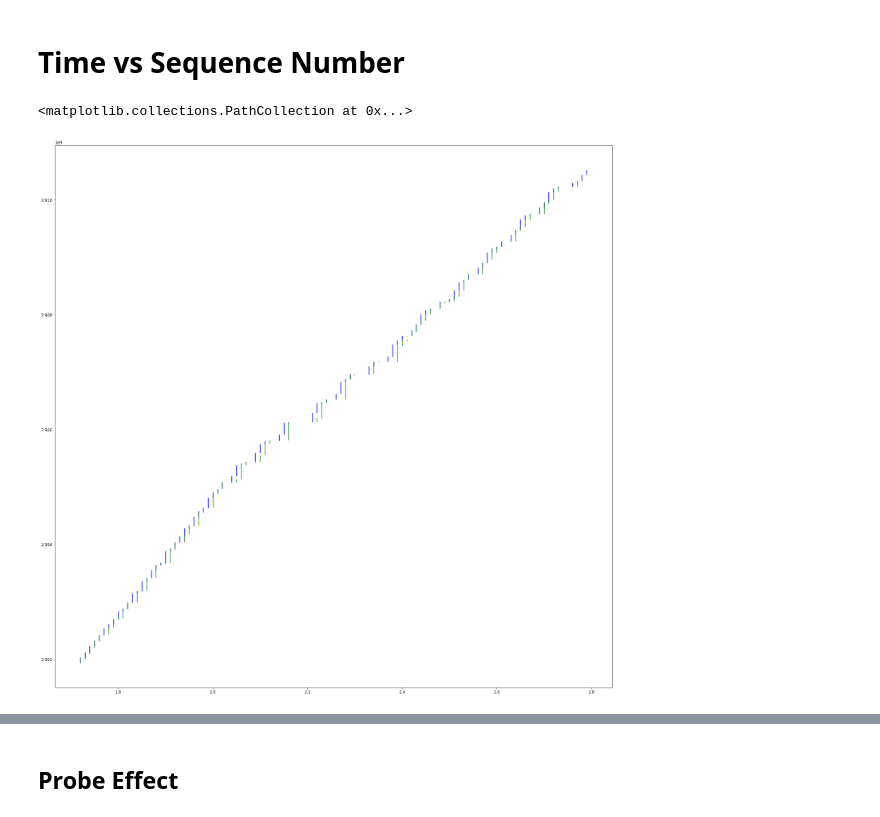
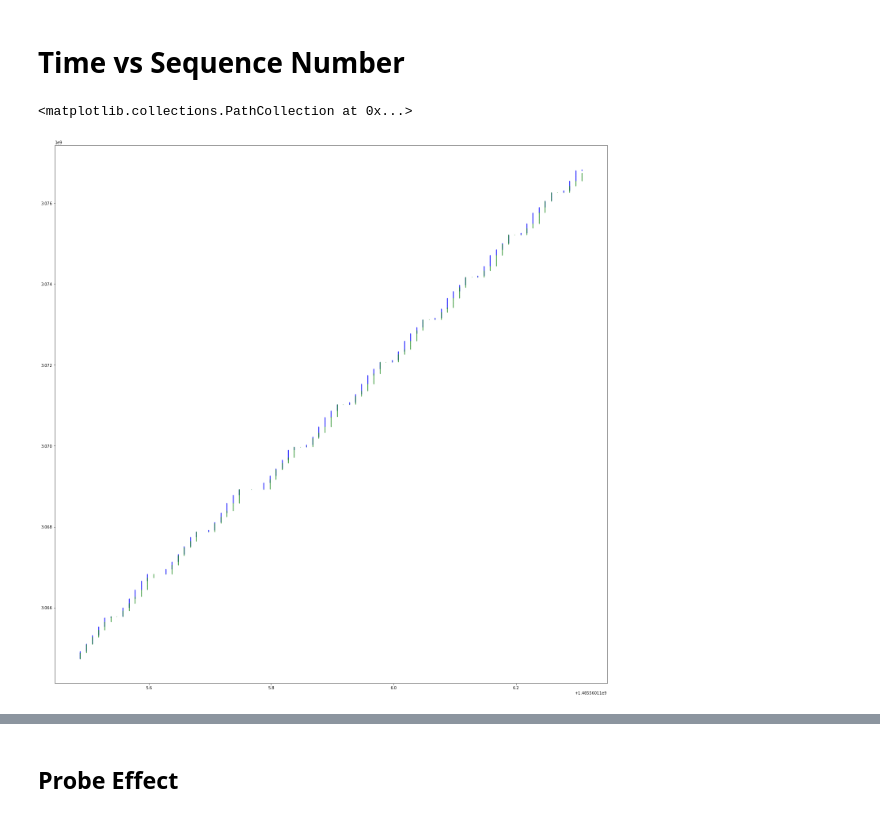
Before and after one commit to Michael137/os, a Jupyter notebook: l41-labs/lab3/lab3.ipynb, the cells around one changed output, grey strips where cells are left out. Saved outputs shown, nothing was run; the diff lists cells and outputs as text; code cells hidden in the pictures.

```diff
--- a/l41-labs/lab3/lab3.ipynb
+++ b/l41-labs/lab3/lab3.ipynb
@@ -602,40 +643,14 @@ print(bws)
 # %% [markdown]
 # Time vs Sequence Number
-# %%
-data = {'2thread':[],'2thread_s':[]}
-
-def process_segments(filename, port = "source"):
-    ENTRIES = []
-    text_file = open(filename, "r")
-    lines = text_file.read().split("\n")
-    lines = [l.strip().split() for l in lines if "tcp_do_segment" in l]
-
-    # Aggregate info into list
-    # Order is important
-    for e in lines:
-        entry = {}
-        for kv in e:
-            split = kv.split(':')
-            if len(split) == 2:
-                entry[split[0]] = split[1]
-        ENTRIES.append(entry);
-
-    times = []
-    seqs = []
-    acks = []
-    for e in ENTRIES:
-        if int(e[port]) == 10141:
-            times.append(float(e["Time"]) / float(1000000000))
-            seqs.append(int(e["Seq"]))
-            acks.append(int(e["Ack"]))
-    return (times, seqs, acks)
 # %%
 fig = plt.figure(figsize=(25, 25)) #figsize=(10, 10), dpi=80
 ax = plt.gca()
-times_acks, _, acks = process_segments("combined.log", port = "dest")
-times_seqs, seqs, _ = process_segments("combined.log", port = "source")
+ret_rcv = process_segments("manual.log", port = "dest", extra = ["cwnd", "wnd", "ssthresh"])
+ret_snd = process_segments("manual.log", port = "source", extra = ["cwnd", "wnd", "ssthresh"])
+times_acks, acks = (ret_rcv["Time"], ret_rcv["Ack"])
+times_seqs, seqs = (ret_snd["Time"], ret_snd["Seq"])
 ax.scatter(times_seqs, seqs, s = 0.1, marker="x", label = "seqs")
 ax.scatter(times_acks, acks, s = 0.1, marker="x", label = "acks")
 # %% [output]
 <matplotlib.collections.PathCollection at 0x...>
-[figure, old version]
+[figure, new version]
```
Also changed, not shown: parts of 5 cells of this notebook, 4 other files.
